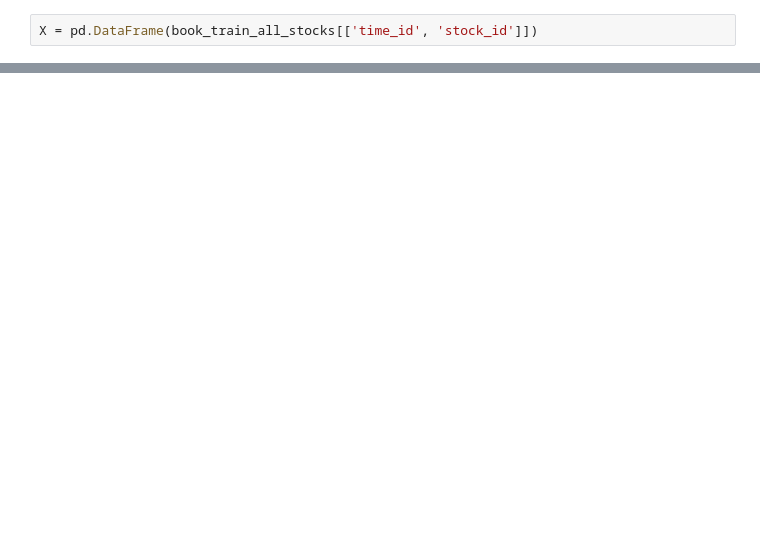
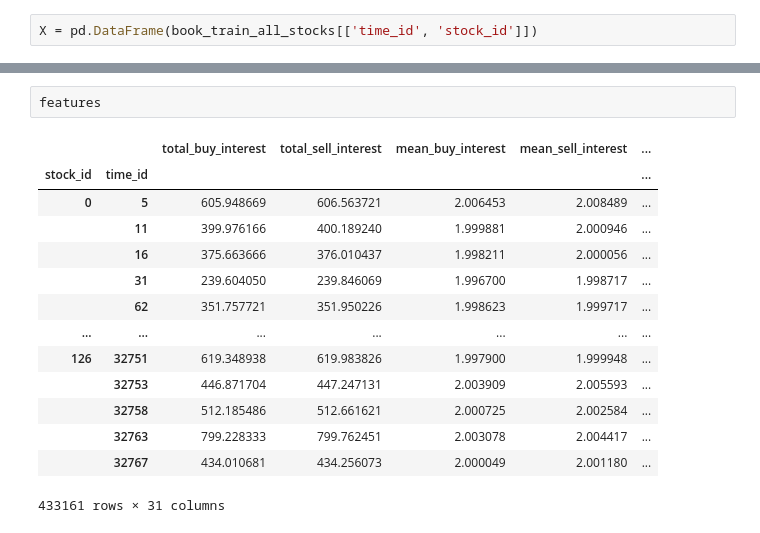
Before and after one commit to cameronjm123/home_research, a Jupyter notebook: research_projects/volatility_prediction_optiver.ipynb, the cells around one changed output, grey strips where cells are left out. Drawn from its saved outputs; the diff is of its cells as text; blank space fills up the shorter version.

```diff
--- a/research_projects/volatility_prediction_optiver.ipynb
+++ b/research_projects/volatility_prediction_optiver.ipynb
@@ -348,0 +344,17 @@ MemoryError: Unable to allocate 1.25 GiB for an array with shape (167253289,) an
+# %%
+features
+# %% [output]
+|  |  | total_buy_interest | total_sell_interest | mean_buy_interest | mean_sell_interest | ... |
+| stock_id | time_id |  |  |  |  | ... |
+| 0 | 5 | 605.948669 | 606.563721 | 2.006453 | 2.008489 | ... |
+|  | 11 | 399.976166 | 400.189240 | 1.999881 | 2.000946 | ... |
+|  | 16 | 375.663666 | 376.010437 | 1.998211 | 2.000056 | ... |
+|  | 31 | 239.604050 | 239.846069 | 1.996700 | 1.998717 | ... |
+|  | 62 | 351.757721 | 351.950226 | 1.998623 | 1.999717 | ... |
+| ... | ... | ... | ... | ... | ... | ... |
+| 126 | 32751 | 619.348938 | 619.983826 | 1.997900 | 1.999948 | ... |
+|  | 32753 | 446.871704 | 447.247131 | 2.003909 | 2.005593 | ... |
+|  | 32758 | 512.185486 | 512.661621 | 2.000725 | 2.002584 | ... |
+|  | 32763 | 799.228333 | 799.762451 | 2.003078 | 2.004417 | ... |
+|  | 32767 | 434.010681 | 434.256073 | 2.000049 | 2.001180 | ... |
+433161 rows × 31 columns
```
Also changed, not shown: parts of 14 cells of this notebook.
